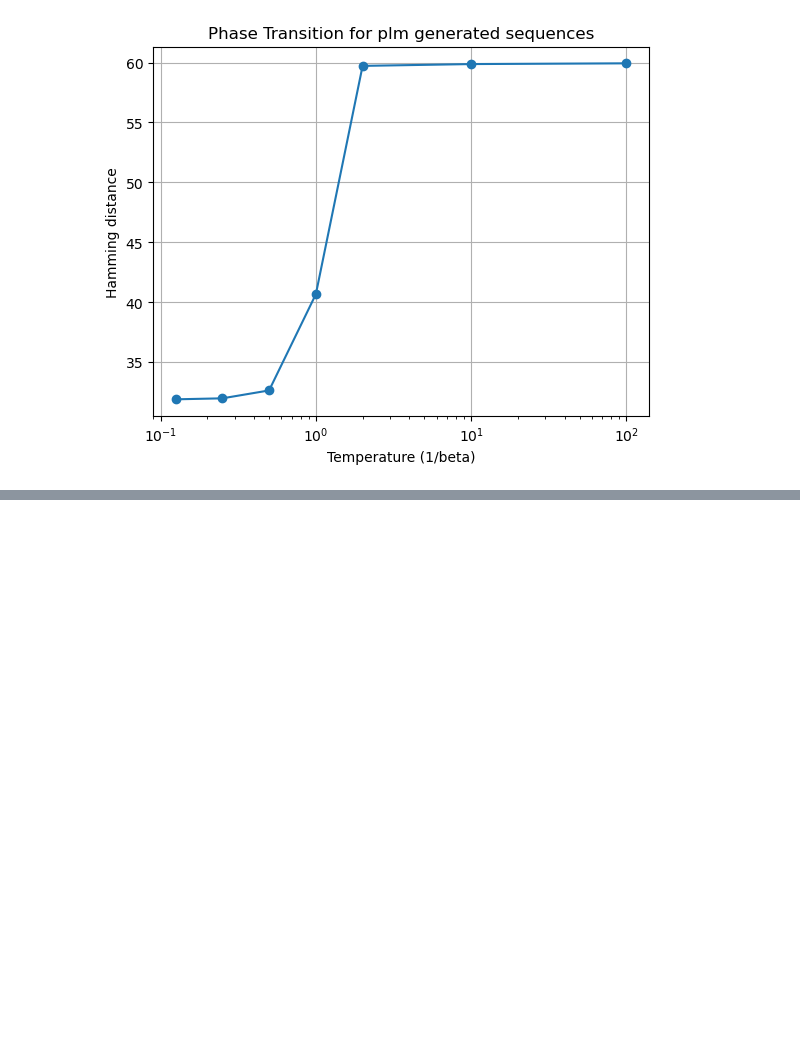
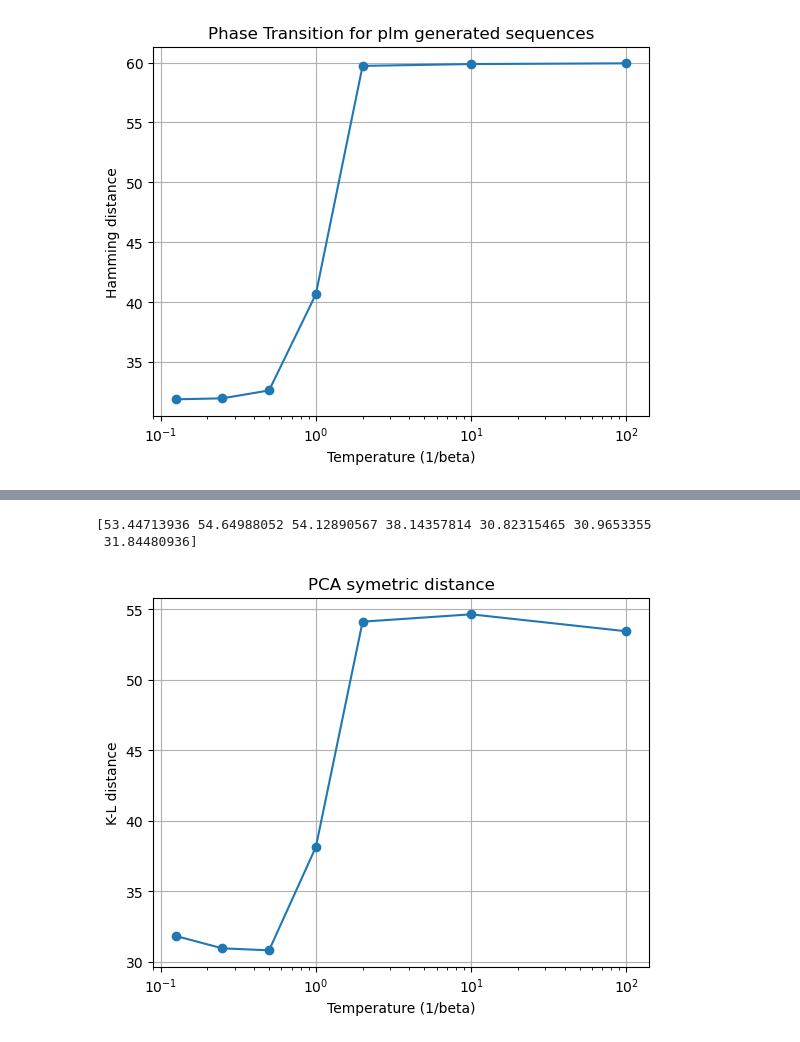
Before and after one commit to marziof/PLM-gen-DCA, a Jupyter notebook: Attention-DCA-main/CODE/AttentionDCA_python/src/PLM/phase_transition.ipynb, the cells around one changed output, grey strips where cells are left out. Saved outputs shown, nothing was run; the diff lists cells and outputs as text; code cells hidden in the pictures; blank space fills up the shorter version.

Commit message:
phase tr

```diff
--- a/Attention-DCA-main/CODE/AttentionDCA_python/src/PLM/phase_transition.ipynb
+++ b/Attention-DCA-main/CODE/AttentionDCA_python/src/PLM/phase_transition.ipynb
@@ -149,0 +150,28 @@ Max diff:  0.0006891798754726534
+# %%
+distances3 = []
+
+for b in tqdm(betas):
+    filename = f'gen_seqs_w_init_seq_Ns30000_r0.1_b{b}'
+    output_file = cwd + f'/CODE/AttentionDCA_python/src/PLM/{save_dir}/{filename}.npy'
+    gen_sequences = np.load(output_file)
+    dist = symmetric_average_minimum_distance(gen_sequences[::1], train_sequences_num[::1])
+    distances3.append(dist)
+distances3 = np.array(distances3)
+# %%
+# -------------- Plot phase transition ----------------
+print(distances3)
+# plot distances vs temperature 1/beta
+temps = [1/b for b in betas]
+plt.plot(temps, distances3, marker='o')
+plt.xscale('log')
+plt.xlabel('Temperature (1/beta)')
+#plt.xlabel('Beta')
+plt.ylabel('K-L distance')
+plt.title('PCA symetric distance')
+plt.grid()
+#plt.savefig(cwd + f'/CODE/AttentionDCA_python/src/PLM/{save_dir}/phase_transition.png')
+plt.show()
+# %% [output]
+[53.44713936 54.64988052 54.12890567 38.14357814 30.82315465 30.9653355
+ 31.84480936]
+[figure, added]
```
Also changed, not shown: parts of 5 cells of this notebook.
